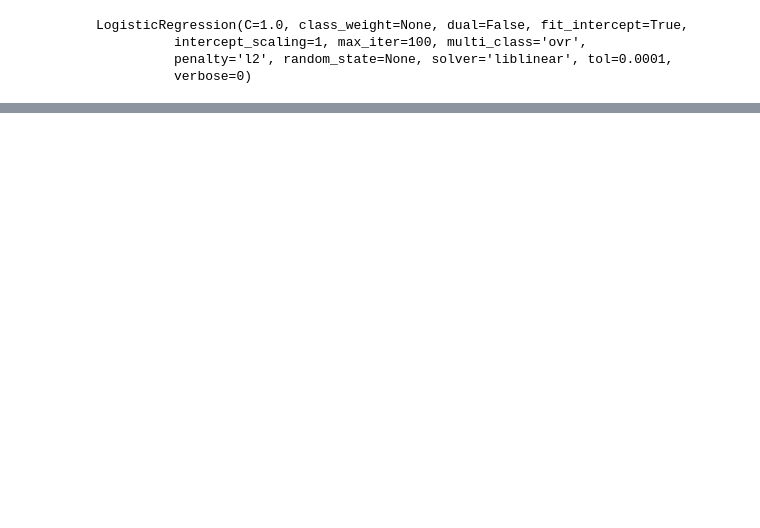
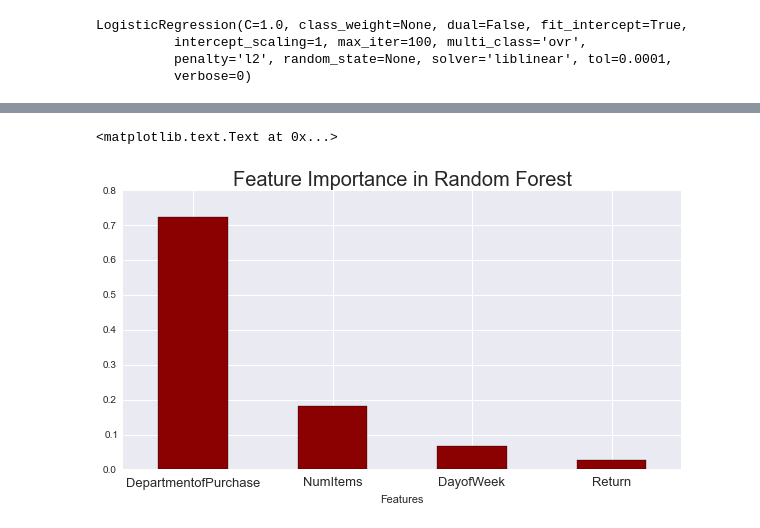
Before and after one commit to hadiviko/Walmart_Kaggle_Competition, a Jupyter notebook: Modeling.ipynb, the cells around one changed output, grey strips where cells are left out. Cells and saved outputs as stored; diff of their text form; code cells hidden in the pictures; blank space fills up the shorter version.

```diff
--- a/Modeling.ipynb
+++ b/Modeling.ipynb
@@ -178,0 +313,18 @@ log_loss(mytest.TripType, predictions)
+# %%
+non_departments = x[0:3]
+departments = x[4:]
+# %%
+departments = np.sum(departments)
+department_data = np.append(non_departments, departments)
+
+graphing_department = pd.DataFrame(department_data).sort_index()
+graphing_department["Features"] = ["DayofWeek", "NumItems", "Return", "DepartmentofPurchase"]
+graphing_department = graphing_department.set_index("Features").sort_values(by=0, ascending=False)
+
+x = graphing_department.plot(kind="bar", figsize=(10,5), rot=0, color="darkred", legend=False)
+plt.rc('xtick', labelsize=13)
+plt.rc('ytick', labelsize=10)
+plt.title("Feature Importance in Random Forest", size=20)
+# %% [output]
+<matplotlib.text.Text at 0x...>
+[figure, added]
```
Also changed, not shown: parts of 40 cells of this notebook, 3 other files.
